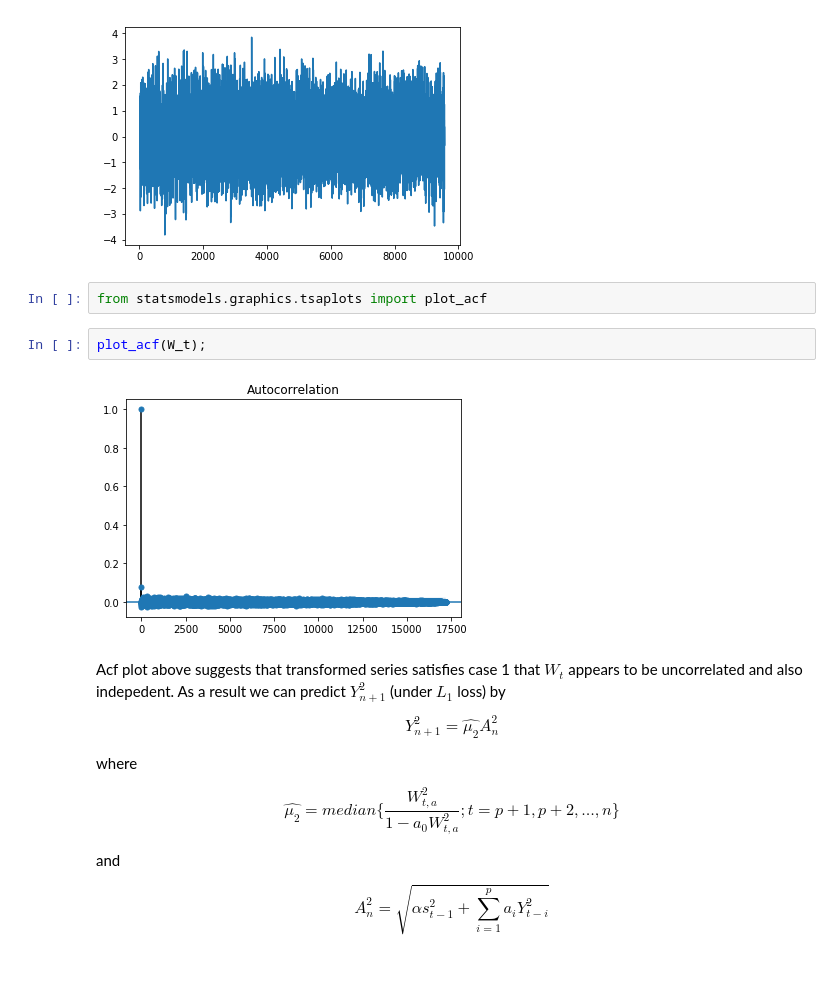
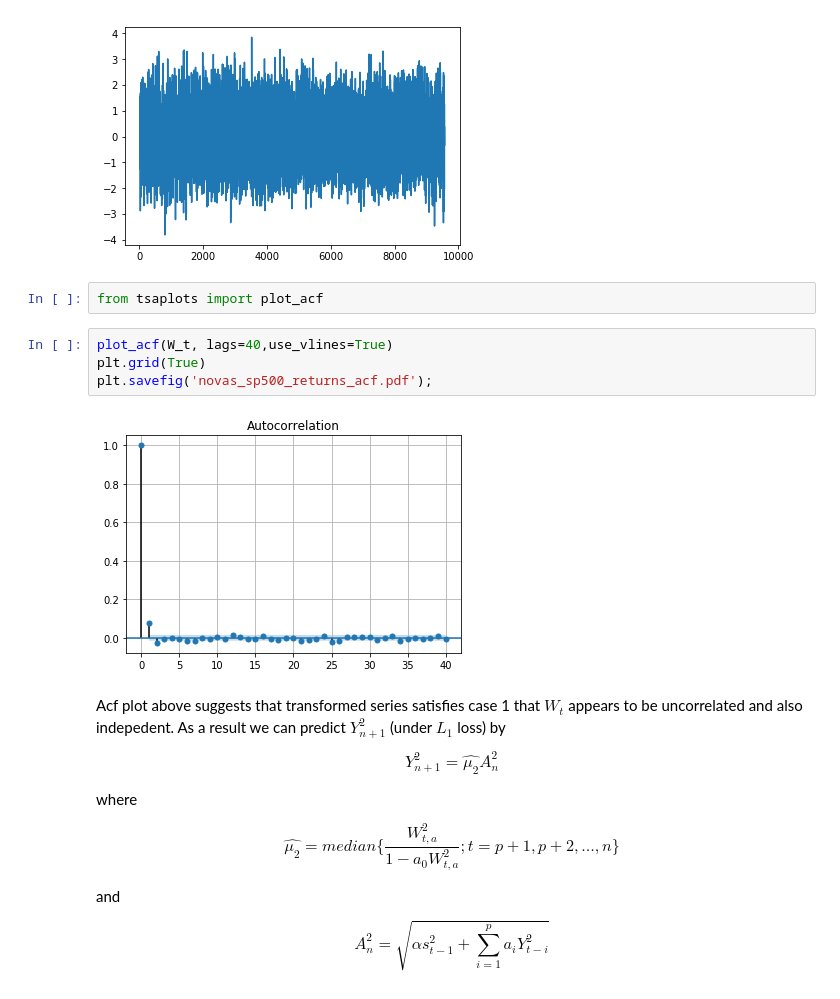
Before and after one commit to ngurnani/VolatilityPrediction, a Jupyter notebook: src/NoVaS.ipynb, the cells around one changed output. Cells and saved outputs as stored; diff of their text form.

```diff
--- a/src/NoVaS.ipynb
+++ b/src/NoVaS.ipynb
@@ -160,11 +162,13 @@ W_t_1987.plot()
 <matplotlib.axes._subplots.AxesSubplot at 0x...>
 [figure]
 # %%
-from statsmodels.graphics.tsaplots import plot_acf
+from tsaplots import plot_acf
-# %%
-plot_acf(W_t);
-# %% [output]
-[figure, removed]
+# %%
+plot_acf(W_t, lags=40,use_vlines=True)
+plt.grid(True)
+plt.savefig('novas_sp500_returns_acf.pdf');
+# %% [output]
+[figure, added]
 # %% [markdown]
 Acf plot above suggests that transformed series satisfies case 1 that $W_t$ appears to be uncorrelated and also indepedent. As a result we can predict $Y_{n+1}^2$ (under $L_1$ loss) by
 
```
Also changed, not shown: parts of 7 cells of this notebook, 16 other files.
